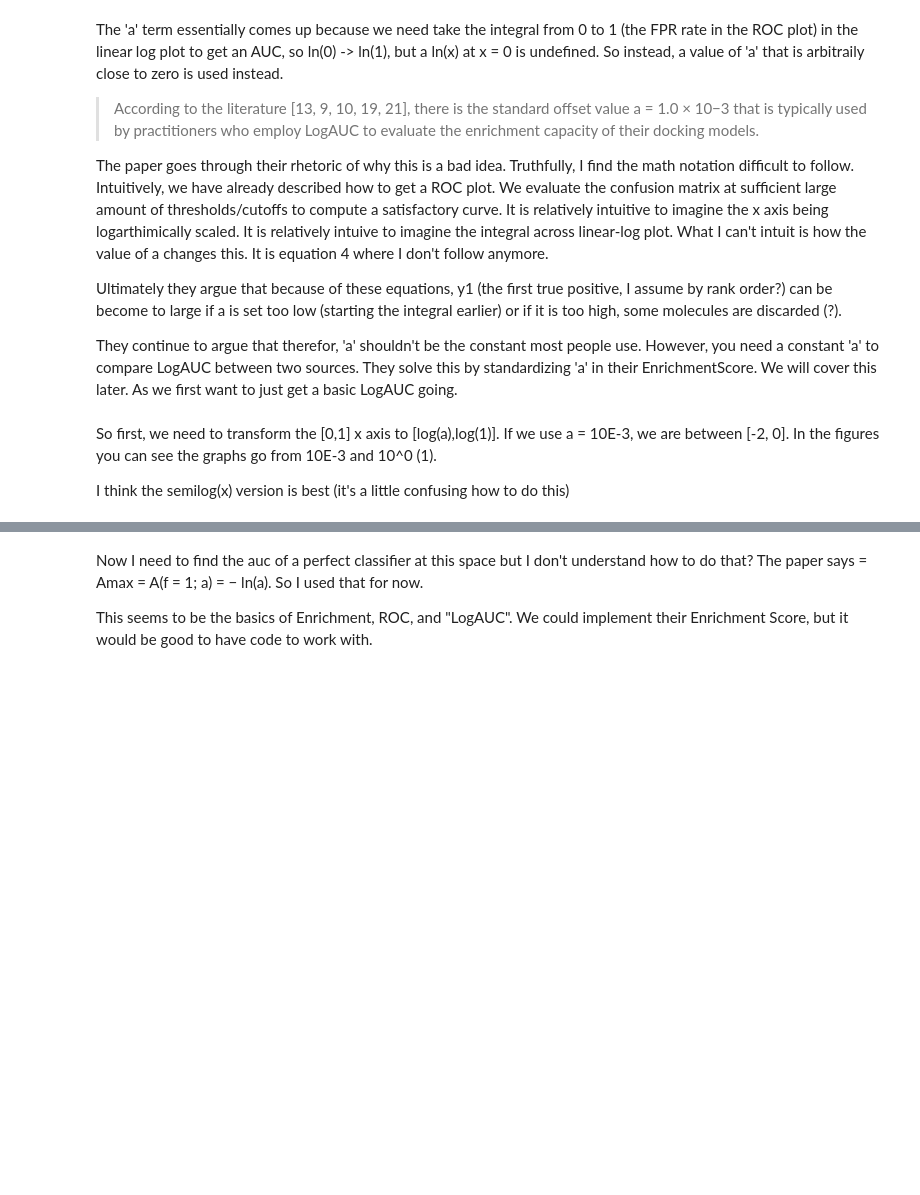
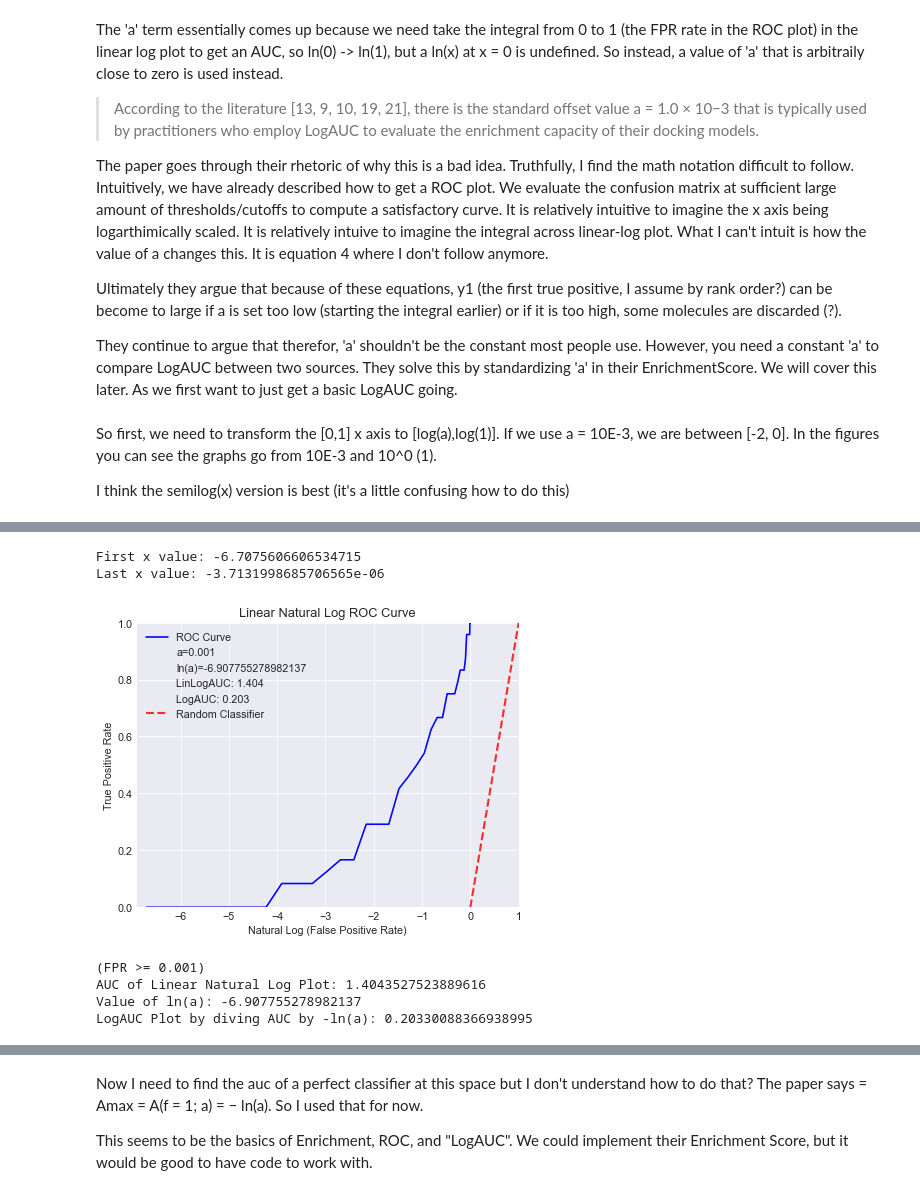
Before and after one commit to DKchemistry/LigBoundConfData, a Jupyter notebook: Enrichment_Metrics.ipynb, the cells around one changed output, grey strips where cells are left out. Saved outputs shown, nothing was run; the diff lists cells and outputs as text; code cells hidden in the pictures; blank space fills up the shorter version.

```diff
--- a/Enrichment_Metrics.ipynb
+++ b/Enrichment_Metrics.ipynb
@@ -406,47 +660,95 @@ Log AUC Plot by diving AUC by -log(a): 0.19843383193263442
 # %%
 import numpy as np
 import matplotlib.pyplot as plt
+from sklearn.metrics import auc
 
 
-def plot_linlog_roc_curve(df, num_thresholds=100, a=1e-3):
+def plot_linlog_roc_curve(df, a, num_thresholds=100):
     # Generate a set number of evenly spaced thresholds between the minimum and maximum 'r_i_docking_score' values
     thresholds = np.linspace(
         df["r_i_docking_score"].min(), df["r_i_docking_score"].max(), num_thresholds
     )
 
     # Initialize lists to store the TPRs and FPRs for each threshold
     tprs = []
     fprs = []
 
     # For each threshold, calculate the confusion matrix and then the TPR and FPR
     for threshold in thresholds:
-        cm_df = calculate_confusion_matrix(
-            df, threshold
-        )  # You need to define the calculate_confusion_matrix function
+        cm_df = calculate_confusion_matrix(df, threshold)
         TPR = cm_df.loc["True Positive", "Predicted Positive"] / (
             cm_df.loc["True Positive", "Predicted Positive"]
             + cm_df.loc["True Positive", "Predicted Negative"]
         )
         FPR = cm_df.loc["True Negative", "Predicted Positive"] / (
             cm_df.loc["True Negative", "Predicted Positive"]
             + cm_df.loc["True Negative", "Predicted Negative"]
         )
-        if FPR >= a:  # FPR must be greater than or equal to 'a' to plot on a log scale
-            log_FPR = np.log10(FPR)  # Calculate the logarithm of the FPR
+        if FPR >= a:  # FPR must be greater than or equal to a to plot on a log scale
             tprs.append(TPR)
-            fprs.append(log_FPR)  # Append the logarithm of the FPR to the list
+            fprs.append(np.log(FPR))  # Append the FPR to the list
+
+    linlog_auc = auc(fprs, tprs)
+
+    # Print the first and last x values
+    print(f"First x value: {fprs[0]}")
+    print(f"Last x value: {fprs[-1]}")
+
+    log_auc = linlog_auc / -np.log(a)  # Use natural logarithm
 
     # Plot the ROC curve
     plt.plot(fprs, tprs, color="blue", label="ROC Curve")
+    plt.xlim([np.log(a), 1])
+    plt.ylim([0, 1])
+    plt.xlabel("Natural Log (False Positive Rate)")  # Update label
+    plt.ylabel("True Positive Rate")
+    plt.title("Linear Natural Log ROC Curve")  # Update title
 
-    plt.xlim([np.log10(a), 0])
-    plt.ylim([0, 1])
-    plt.xlabel("Log (False Positive Rate)")
-    plt.ylabel("True Positive Rate")
-    plt.title("Linear Log ROC Curve")
+    # Add a "dummy" plot with no data, using the label to display the value of np.log(a)
+    plt.plot([], [], " ", label=f"a={(a)}")
+    plt.plot([], [], " ", label=f"ln(a)={np.log(a)}")  # Use natural logarithm
+    plt.plot([], [], " ", label=f"LinLogAUC: {linlog_auc:.3f}")
+    plt.plot([], [], " ", label=f"LogAUC: {log_auc:.3f}")
+
+    # Define a range for FPR on the log scale, starting slightly above 0 to avoid log(0)
+    fpr_log_range = np.logspace(-6, 0, 100)
+
+    # Since it's a random classifier, TPR will be equal to FPR
+    tpr_random_classifier = fpr_log_range
+
+    # Plot the performance of a random classifier
+    plt.plot(
+    fpr_log_range,
+    tpr_random_classifier,
+    linestyle="--",
+    lw=2,
+    color="r",
+    label="Random Classifier",
+    alpha=0.8,
+    )
+
+    # Set the x-axis to logarithmic scale
+    #plt.xscale("log")
+
+
+    # Add legend
+    plt.legend(loc="best")
+
     plt.show()
 
     # Calculate the Area Under the Curve (AUC)
     print(f"(FPR >= {a})")
-    linlog_auc = auc(fprs, tprs)  # You need to import and define the 'auc' function
-    print("AUC of Linear Log Plot:", linlog_auc)
+    print("AUC of Linear Natural Log Plot:", linlog_auc)
+    print(f"Value of ln(a):", np.log(a))  # Use natural logarithm
+    print(f"LogAUC Plot by diving AUC by -ln(a):", log_auc)  # Use natural logarithm
+
+
+plot_linlog_roc_curve(data, a=1e-3, num_thresholds=100)
+# %% [output]
+First x value: -6.7075606606534715
+Last x value: -3.7131998685706565e-06
+[figure, added]
+(FPR >= 0.001)
+AUC of Linear Natural Log Plot: 1.4043527523889616
+Value of ln(a): -6.907755278982137
+LogAUC Plot by diving AUC by -ln(a): 0.20330088366938995
```
Also changed, not shown: parts of 17 cells of this notebook, 3 other files.
